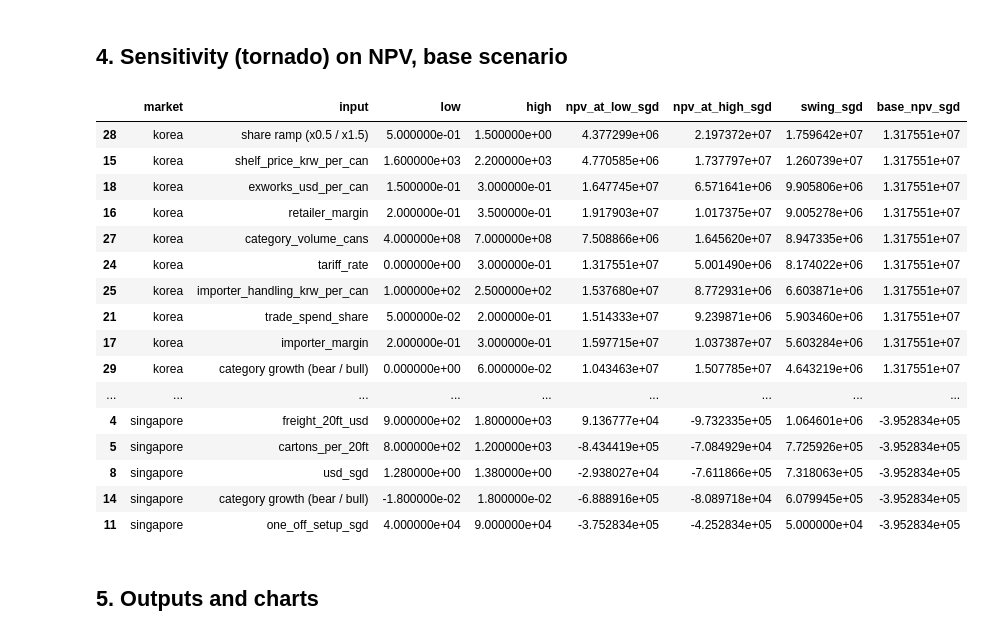
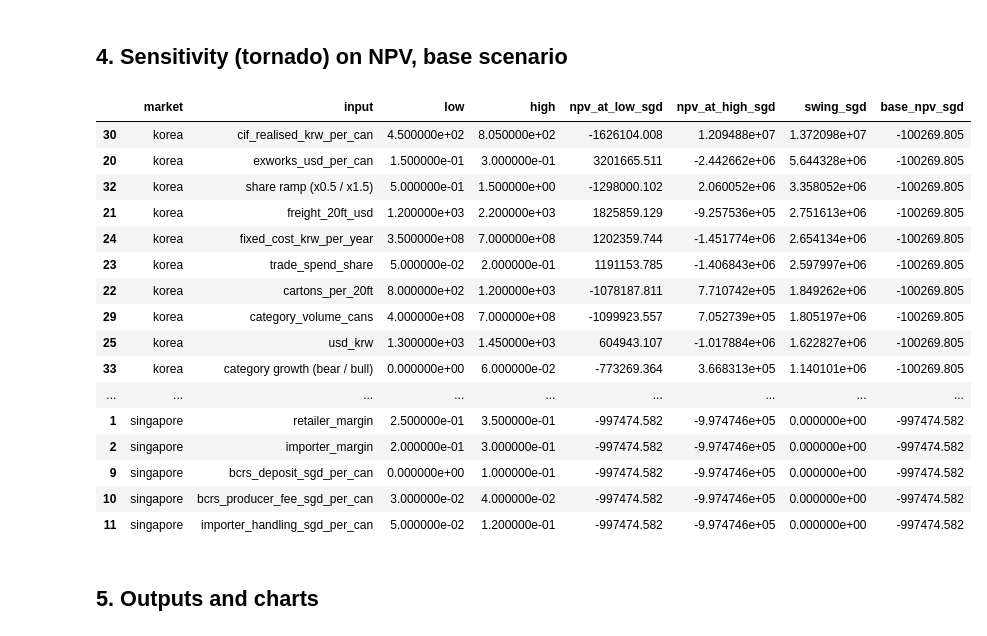
Before and after one commit to Blackl1stV35/singha-case-study, a Jupyter notebook: strategy/04_financial_model.ipynb, the cells around one changed output. Saved outputs shown, nothing was run; the diff lists cells and outputs as text; code cells hidden in the pictures.

```diff
--- a/strategy/04_financial_model.ipynb
+++ b/strategy/04_financial_model.ipynb
@@ -48,7 +48,10 @@ def unit_sg(p):
     retail_ex = p["shelf_price_sgd_per_can"] / (1 + p["gst_rate"])
     buy = retail_ex * (1 - p["retailer_margin"])
     imp_cost = buy * (1 - p["importer_margin"])
-    cif = imp_cost - p["importer_handling_sgd_per_can"] - p["bcrs_deposit_sgd_per_can"]
+    # ceiling: what the importer can pay after its handling and the BCRS producer fee; deposit is pass-through
+    ceiling = imp_cost - p["importer_handling_sgd_per_can"] - p["bcrs_producer_fee_sgd_per_can"] - p["bcrs_deposit_sgd_per_can"]
+    # realised basis: category unit value bracket (Comtrade), importer carries its own costs
+    cif = p["cif_realised_sgd_per_can"] if p.get("cif_basis") == "realised" else ceiling
     freight = p["freight_20ft_usd"] / (p["cartons_per_20ft"] * p["cans_per_carton"]) * p["usd_sgd"]
     cost = p["exworks_usd_per_can"] * p["usd_sgd"] + freight + p["insurance_sgd_per_can"]
     gross = cif - cost
@@ -59,16 +62,18 @@ def unit_kr(p):
     retail_ex = p["shelf_price_krw_per_can"] / (1 + p["vat_rate"])
     buy = retail_ex * (1 - p["retailer_margin"])
     imp_cost = buy * (1 - p["importer_margin"])
-    cif = (imp_cost - p["importer_handling_krw_per_can"]) / (1 + p["tariff_rate"])
+    ceiling = (imp_cost - p["importer_handling_krw_per_can"]) / (1 + p["tariff_rate"])
+    # realised basis: exporter sells at the observed Thai unit value, and the importer absorbs the tariff
+    cif = p["cif_realised_krw_per_can"] if p.get("cif_basis") == "realised" else ceiling
     freight = p["freight_20ft_usd"] / (p["cartons_per_20ft"] * 24) * p["usd_krw"]
     cost = p["exworks_usd_per_can"] * p["usd_krw"] + freight + p["insurance_krw_per_can"]
     gross = cif - cost
-    net = gross - p["trade_spend_share"] * cif
+    net = gross - p["trade_spend_share"] * cif - p.get("sugar_levy_krw_per_can", 0.0)
     return {"ccy": "KRW", "fx_to_sgd": p["usd_sgd"] / p["usd_krw"], "cif": cif, "exporter_cost": cost, "gross": gross, "net": net, "net_pct": net / cif}
 
 unit_rows = []
 for mkt, fn in [("singapore", unit_sg), ("korea", unit_kr)]:
-    u = fn(params(mkt))
+    u = fn(params(mkt, {"cif_basis": "realised"}))  # base case uses the realised basis in both markets
     unit_rows.append({"market": mkt, "ccy": u["ccy"], "cif_per_can": u["cif"], "exporter_cost_per_can": u["exporter_cost"],
                       "gross_per_can": u["gross"], "net_per_can": u["net"], "net_pct_of_cif": u["net_pct"]})
 unit_df = pd.DataFrame(unit_rows)
@@ -80,7 +85,21 @@ unit_df.round(3)
 # %% [markdown]
 ## 2. Five-year cash flow, valuation and KPI metrics
 # %%
+# CIF basis by scenario. Korea: base uses the realised Thai unit value; bull uses the back-solved importer ceiling;
+# bear uses the low end of the realised range. Singapore: ceiling until a Thai unit value for Singapore is computed.
+CIF_CASE = {
+    "korea": {"base": ("realised", None), "bull": ("ceiling", None), "bear": ("realised", 450)},
+    "singapore": {"base": ("realised", None), "bull": ("ceiling", None), "bear": ("realised", 0.380)},
+}
+
 def run_case(market, growth_case="base", mult_case="base", overrides=None, years=5):
+    basis, cif_override = CIF_CASE[market][growth_case]
+    ov = dict(overrides or {})
+    ov.setdefault("cif_basis", basis)
+    if cif_override is not None:
+        key = "cif_realised_krw_per_can" if market == "korea" else "cif_realised_sgd_per_can"
+        ov.setdefault(key, cif_override)
+    overrides = ov
     p = params(market, overrides)
     u = unit_sg(p) if market == "singapore" else unit_kr(p)
     setup = p["one_off_setup_sgd"] if market == "singapore" else p["one_off_setup_krw"]
@@ -108,7 +127,8 @@ def run_case(market, growth_case="base", mult_case="base", overrides=None, years
     peak_local = -min(cum.min(), 0.0)
     fx = u["fx_to_sgd"]
     cat3 = cat0 * (1 + g) ** 3
-    breakeven_cans = fixed / u["net"]
+    # no break-even when net contribution is zero or negative
+    breakeven_cans = fixed / u["net"] if u["net"] > 0 else float("inf")
     summary = {
         "market": market, "growth_case": growth_case, "mult_case": mult_case,
         "net_pct_of_cif": u["net_pct"], "net_per_can_local": u["net"], "ccy": u["ccy"],
@@ -194,57 +214,59 @@ kpi
 TORNADO = {
     "singapore": ["shelf_price_sgd_per_can", "retailer_margin", "importer_margin", "exworks_usd_per_can", "freight_20ft_usd",
                   "cartons_per_20ft", "trade_spend_share", "fixed_cost_sgd_per_year", "usd_sgd",
-                  "bcrs_deposit_sgd_per_can", "importer_handling_sgd_per_can", "one_off_setup_sgd", "category_volume_cans"],
+                  "bcrs_deposit_sgd_per_can", "bcrs_producer_fee_sgd_per_can", "importer_handling_sgd_per_can", "one_off_setup_sgd",
+                  "category_volume_cans", "cif_realised_sgd_per_can"],
     "korea": ["shelf_price_krw_per_can", "retailer_margin", "importer_margin", "exworks_usd_per_can", "freight_20ft_usd",
               "cartons_per_20ft", "trade_spend_share", "fixed_cost_krw_per_year", "usd_krw", "tariff_rate",
-              "importer_handling_krw_per_can", "one_off_setup_krw", "category_volume_cans"],
+              "importer_handling_krw_per_can", "one_off_setup_krw", "category_volume_cans", "cif_realised_krw_per_can",
+              "sugar_levy_krw_per_can"],
 }
 GROWTH_RANGE = {"singapore": (GROWTH["singapore"]["bear"], GROWTH["singapore"]["bull"]),
                 "korea": (GROWTH["korea"]["bear"], GROWTH["korea"]["bull"])}
 
 def npv_with(market, key, value):
     return run_case(market, "base", "base", overrides={key: value})[1]["npv_sgd"]
 
 tor_rows = []
 for mkt, keys in TORNADO.items():
     base_npv = summary_df.query("market == @mkt and growth_case == 'base'")["npv_sgd"].iloc[0]
     for key in keys:
         lo, hi = A[mkt][key]["low"], A[mkt][key]["high"]
         n_lo, n_hi = npv_with(mkt, key, lo), npv_with(mkt, key, hi)
         tor_rows.append({"market": mkt, "input": key, "low": lo, "high": hi,
                          "npv_at_low_sgd": n_lo, "npv_at_high_sgd": n_hi,
                          "swing_sgd": abs(n_hi - n_lo), "base_npv_sgd": base_npv})
     # share ramp and category growth are not low/high inputs in assumptions.json
     n_lo = run_case(mkt, "base", "base", overrides={"ramp_multiplier": 0.5})[1]["npv_sgd"]
     n_hi = run_case(mkt, "base", "base", overrides={"ramp_multiplier": 1.5})[1]["npv_sgd"]
     tor_rows.append({"market": mkt, "input": "share ramp (x0.5 / x1.5)", "low": 0.5, "high": 1.5,
                      "npv_at_low_sgd": n_lo, "npv_at_high_sgd": n_hi, "swing_sgd": abs(n_hi - n_lo), "base_npv_sgd": base_npv})
     g_lo, g_hi = GROWTH_RANGE[mkt]
     n_lo = run_case(mkt, "base", "base", overrides={"growth": g_lo})[1]["npv_sgd"]
     n_hi = run_case(mkt, "base", "base", overrides={"growth": g_hi})[1]["npv_sgd"]
     tor_rows.append({"market": mkt, "input": "category growth (bear / bull)", "low": g_lo, "high": g_hi,
                      "npv_at_low_sgd": n_lo, "npv_at_high_sgd": n_hi, "swing_sgd": abs(n_hi - n_lo), "base_npv_sgd": base_npv})
 
 tornado = pd.DataFrame(tor_rows).sort_values(["market", "swing_sgd"], ascending=[True, False])
 tornado.round(3)
 # %% [output]
 |  | market | input | low | high | npv_at_low_sgd | npv_at_high_sgd | swing_sgd | base_npv_sgd |
-| 28 | korea | share ramp (x0.5 / x1.5) | 5.000000e-01 | 1.500000e+00 | 4.377299e+06 | 2.197372e+07 | 1.759642e+07 | 1.317551e+07 |
-| 15 | korea | shelf_price_krw_per_can | 1.600000e+03 | 2.200000e+03 | 4.770585e+06 | 1.737797e+07 | 1.260739e+07 | 1.317551e+07 |
-| 18 | korea | exworks_usd_per_can | 1.500000e-01 | 3.000000e-01 | 1.647745e+07 | 6.571641e+06 | 9.905806e+06 | 1.317551e+07 |
-| 16 | korea | retailer_margin | 2.000000e-01 | 3.500000e-01 | 1.917903e+07 | 1.017375e+07 | 9.005278e+06 | 1.317551e+07 |
-| 27 | korea | category_volume_cans | 4.000000e+08 | 7.000000e+08 | 7.508866e+06 | 1.645620e+07 | 8.947335e+06 | 1.317551e+07 |
-| 24 | korea | tariff_rate | 0.000000e+00 | 3.000000e-01 | 1.317551e+07 | 5.001490e+06 | 8.174022e+06 | 1.317551e+07 |
-| 25 | korea | importer_handling_krw_per_can | 1.000000e+02 | 2.500000e+02 | 1.537680e+07 | 8.772931e+06 | 6.603871e+06 | 1.317551e+07 |
-| 21 | korea | trade_spend_share | 5.000000e-02 | 2.000000e-01 | 1.514333e+07 | 9.239871e+06 | 5.903460e+06 | 1.317551e+07 |
-| 17 | korea | importer_margin | 2.000000e-01 | 3.000000e-01 | 1.597715e+07 | 1.037387e+07 | 5.603284e+06 | 1.317551e+07 |
-| 29 | korea | category growth (bear / bull) | 0.000000e+00 | 6.000000e-02 | 1.043463e+07 | 1.507785e+07 | 4.643219e+06 | 1.317551e+07 |
+| 30 | korea | cif_realised_krw_per_can | 4.500000e+02 | 8.050000e+02 | -1626104.008 | 1.209488e+07 | 1.372098e+07 | -100269.805 |
+| 20 | korea | exworks_usd_per_can | 1.500000e-01 | 3.000000e-01 | 3201665.511 | -2.442662e+06 | 5.644328e+06 | -100269.805 |
+| 32 | korea | share ramp (x0.5 / x1.5) | 5.000000e-01 | 1.500000e+00 | -1298000.102 | 2.060052e+06 | 3.358052e+06 | -100269.805 |
+| 21 | korea | freight_20ft_usd | 1.200000e+03 | 2.200000e+03 | 1825859.129 | -9.257536e+05 | 2.751613e+06 | -100269.805 |
+| 24 | korea | fixed_cost_krw_per_year | 3.500000e+08 | 7.000000e+08 | 1202359.744 | -1.451774e+06 | 2.654134e+06 | -100269.805 |
+| 23 | korea | trade_spend_share | 5.000000e-02 | 2.000000e-01 | 1191153.785 | -1.406843e+06 | 2.597997e+06 | -100269.805 |
+| 22 | korea | cartons_per_20ft | 8.000000e+02 | 1.200000e+03 | -1078187.811 | 7.710742e+05 | 1.849262e+06 | -100269.805 |
+| 29 | korea | category_volume_cans | 4.000000e+08 | 7.000000e+08 | -1099923.557 | 7.052739e+05 | 1.805197e+06 | -100269.805 |
+| 25 | korea | usd_krw | 1.300000e+03 | 1.450000e+03 | 604943.107 | -1.017884e+06 | 1.622827e+06 | -100269.805 |
+| 33 | korea | category growth (bear / bull) | 0.000000e+00 | 6.000000e-02 | -773269.364 | 3.668313e+05 | 1.140101e+06 | -100269.805 |
 | ... | ... | ... | ... | ... | ... | ... | ... | ... |
-| 4 | singapore | freight_20ft_usd | 9.000000e+02 | 1.800000e+03 | 9.136777e+04 | -9.732335e+05 | 1.064601e+06 | -3.952834e+05 |
-| 5 | singapore | cartons_per_20ft | 8.000000e+02 | 1.200000e+03 | -8.434419e+05 | -7.084929e+04 | 7.725926e+05 | -3.952834e+05 |
-| 8 | singapore | usd_sgd | 1.280000e+00 | 1.380000e+00 | -2.938027e+04 | -7.611866e+05 | 7.318063e+05 | -3.952834e+05 |
-| 14 | singapore | category growth (bear / bull) | -1.800000e-02 | 1.800000e-02 | -6.888916e+05 | -8.089718e+04 | 6.079945e+05 | -3.952834e+05 |
-| 11 | singapore | one_off_setup_sgd | 4.000000e+04 | 9.000000e+04 | -3.752834e+05 | -4.252834e+05 | 5.000000e+04 | -3.952834e+05 |
+| 1 | singapore | retailer_margin | 2.500000e-01 | 3.500000e-01 | -997474.582 | -9.974746e+05 | 0.000000e+00 | -997474.582 |
+| 2 | singapore | importer_margin | 2.000000e-01 | 3.000000e-01 | -997474.582 | -9.974746e+05 | 0.000000e+00 | -997474.582 |
+| 9 | singapore | bcrs_deposit_sgd_per_can | 0.000000e+00 | 1.000000e-01 | -997474.582 | -9.974746e+05 | 0.000000e+00 | -997474.582 |
+| 10 | singapore | bcrs_producer_fee_sgd_per_can | 3.000000e-02 | 4.000000e-02 | -997474.582 | -9.974746e+05 | 0.000000e+00 | -997474.582 |
+| 11 | singapore | importer_handling_sgd_per_can | 5.000000e-02 | 1.200000e-01 | -997474.582 | -9.974746e+05 | 0.000000e+00 | -997474.582 |
 # %% [markdown]
 ## 5. Outputs and charts
 # %%
```
Also changed, not shown: parts of 6 cells of this notebook, 14 other files.
